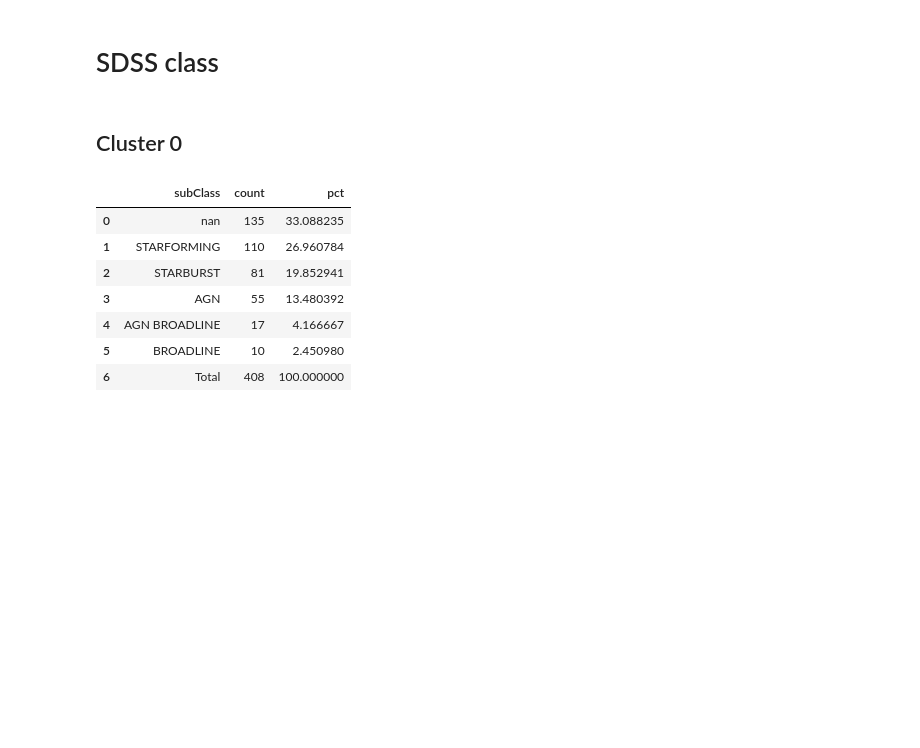
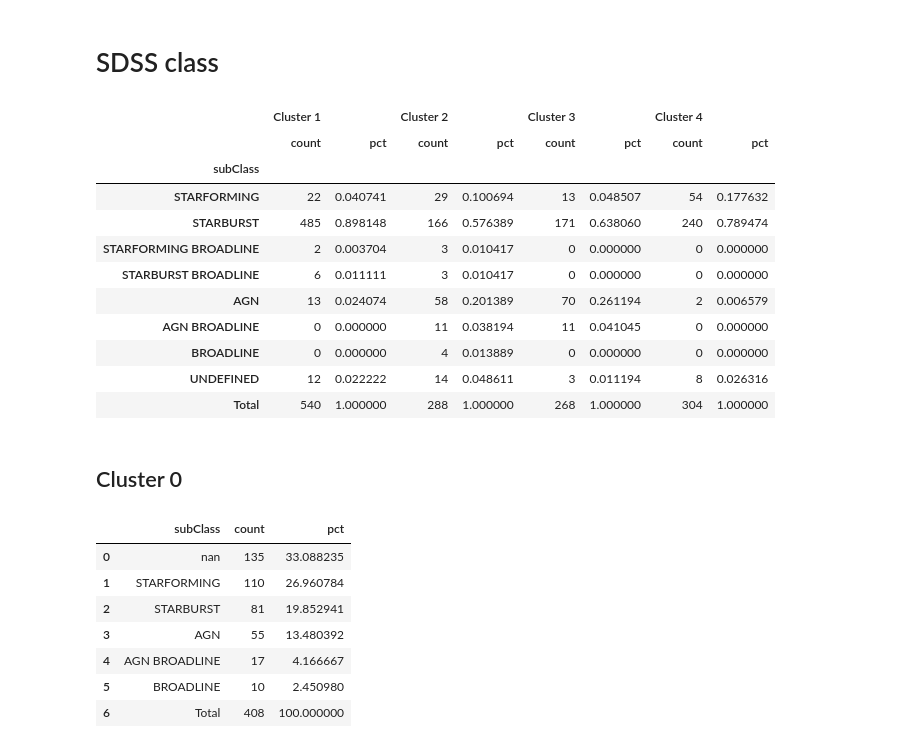
Before and after one commit to ed-ortizm/xai-astronomy, a Jupyter notebook: thesis/04_clustering_xai/03_se_cluster_analysis.ipynb, the cells around one changed output. Saved outputs shown, nothing was run; the diff lists cells and outputs as text; code cells hidden in the pictures; blank space fills up the shorter version.

Commit message:
feature: return conunts and decimal pct in sdss subclass function

```diff
--- a/thesis/04_clustering_xai/03_se_cluster_analysis.ipynb
+++ b/thesis/04_clustering_xai/03_se_cluster_analysis.ipynb
@@ -1212,5 +1272,64 @@ plt.show()
 # %% [markdown]
 # SDSS class
+# %%
+# Define target row order and mapping
+subclass_order = [
+    "STARFORMING",
+    "STARBURST",
+    "STARFORMING BROADLINE",
+    "STARBURST BROADLINE",
+    "AGN",
+    "AGN BROADLINE",
+    "BROADLINE",
+    "UNDEFINED",
+    "Total",
+]
+
+cluster_dfs = {}
+clusters = [1, 2, 3, 4]
+
+for c_id in clusters:
+
+    cluster_mask = cluster_meta_df["cluster"] == c_id
+    metadata_df = cluster_meta_df.loc[cluster_mask]
+    df_c = get_subclass_summary(metadata_df)
+
+    # 1. Map 'nan' string / NaN values to 'UNDEFINED'
+    df_c["subClass"] = df_c["subClass"].replace({"nan": "UNDEFINED", None: "UNDEFINED"})
+
+    # 2. Set 'subClass' as index to align across clusters
+    df_c = df_c.set_index("subClass")
+
+    # 3. Ensure all categories are present, filling missing with 0
+    df_c = df_c.reindex(subclass_order).fillna(0)
+
+    # Recompute Total row to ensure accurate sums
+    df_c.loc["Total", "count"] = df_c.drop("Total")["count"].sum()
+    df_c.loc["Total", "pct"] = df_c.drop("Total")["pct"].sum()
+
+    # Format counts as integers
+    df_c["count"] = df_c["count"].astype(int)
+
+    cluster_dfs[f"Cluster {c_id}"] = df_c
+
+# 4. Concatenate with MultiIndex columns (Cluster level on top)
+combined_df = pd.concat(cluster_dfs, axis=1)
+combined_df.index.name = "subClass"
+combined_df.to_clipboard(excel=True, index=True)
+combined_df
+# %% [output]
+|  | Cluster 1 |  | Cluster 2 |  | Cluster 3 |  | Cluster 4 |  |
+|  | count | pct | count | pct | count | pct | count | pct |
+| subClass |  |  |  |  |  |  |  |  |
+| STARFORMING | 22 | 0.040741 | 29 | 0.100694 | 13 | 0.048507 | 54 | 0.177632 |
+| STARBURST | 485 | 0.898148 | 166 | 0.576389 | 171 | 0.638060 | 240 | 0.789474 |
+| STARFORMING BROADLINE | 2 | 0.003704 | 3 | 0.010417 | 0 | 0.000000 | 0 | 0.000000 |
+| STARBURST BROADLINE | 6 | 0.011111 | 3 | 0.010417 | 0 | 0.000000 | 0 | 0.000000 |
+| AGN | 13 | 0.024074 | 58 | 0.201389 | 70 | 0.261194 | 2 | 0.006579 |
+| AGN BROADLINE | 0 | 0.000000 | 11 | 0.038194 | 11 | 0.041045 | 0 | 0.000000 |
+| BROADLINE | 0 | 0.000000 | 4 | 0.013889 | 0 | 0.000000 | 0 | 0.000000 |
+| UNDEFINED | 12 | 0.022222 | 14 | 0.048611 | 3 | 0.011194 | 8 | 0.026316 |
+| Total | 540 | 1.000000 | 288 | 1.000000 | 268 | 1.000000 | 304 | 1.000000 |
 # %% [markdown]
 ## Cluster 0
 # %%
```
Also changed, not shown: parts of 3 cells of this notebook, 1 other file.
